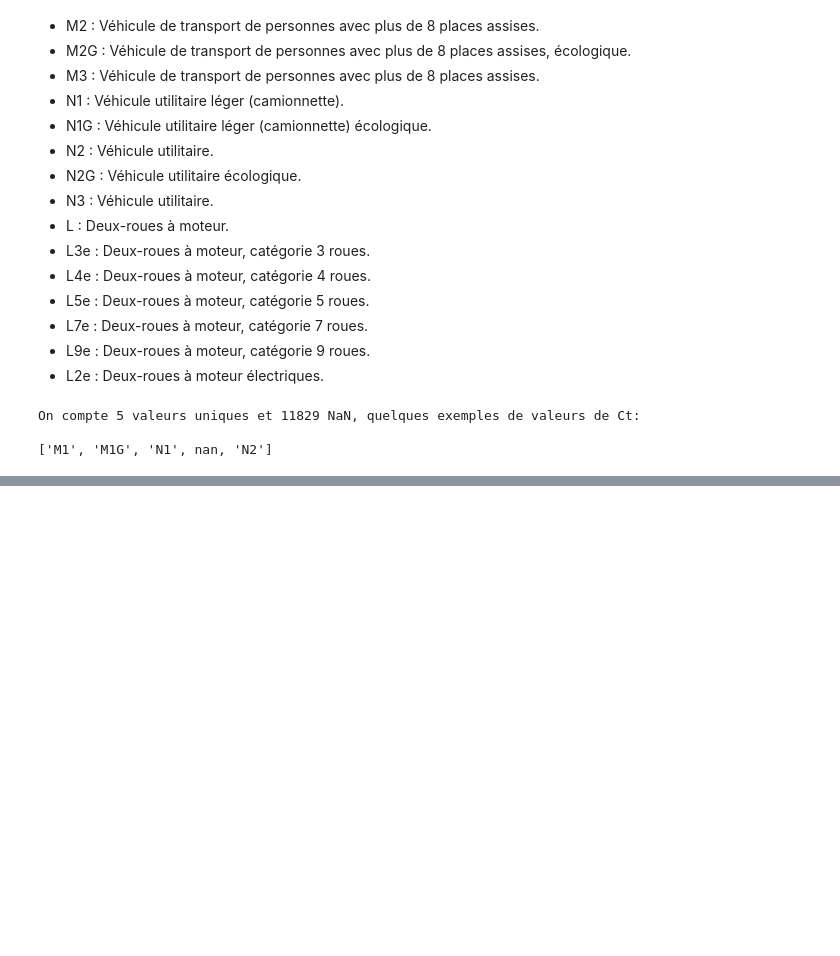
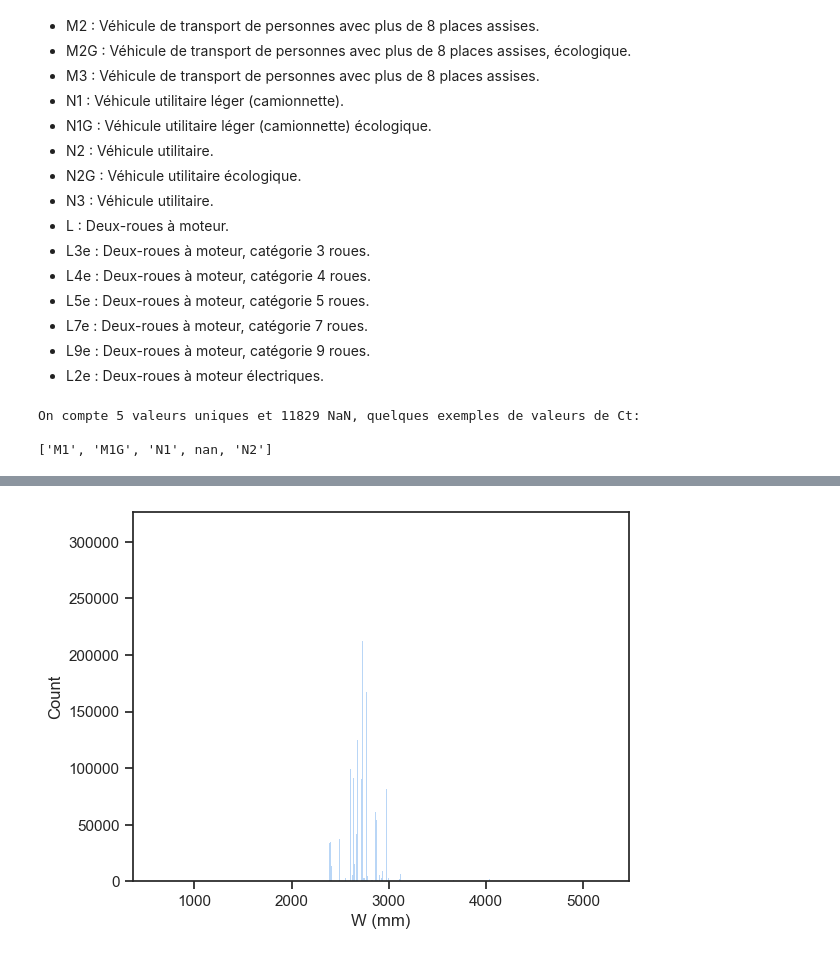
Before and after one commit to Naoyy/Challenge_Data_Mining, a Jupyter notebook: analyse_exploratoire.ipynb, the cells around one changed output, grey strips where cells are left out. Cells and saved outputs as stored; diff of their text form; code cells hidden in the pictures; blank space fills up the shorter version.

```diff
--- a/analyse_exploratoire.ipynb
+++ b/analyse_exploratoire.ipynb
@@ -388,0 +484,5 @@ df[df['Ct'].isna()].head()
+# %%
+sns.histplot(df,x='W (mm)')
+plt.show()
+# %% [output]
+[figure, added]
```
Also changed, not shown: parts of 40 cells of this notebook.
